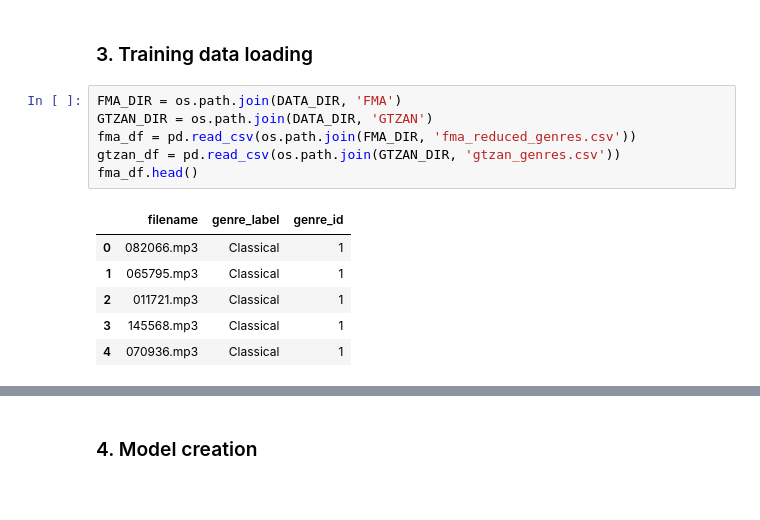
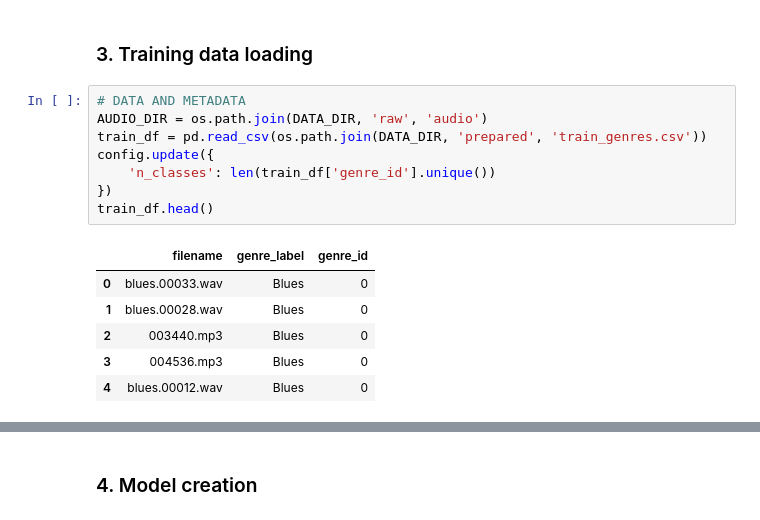
Before and after one commit to MSE-PI/MLodImage, a Jupyter notebook: code/notebooks/style_detector/cnn_mel_spectogram.ipynb, the cells around one changed output, grey strips where cells are left out. Saved outputs shown, nothing was run; the diff lists cells and outputs as text.

```diff
--- a/code/notebooks/style_detector/cnn_mel_spectogram.ipynb
+++ b/code/notebooks/style_detector/cnn_mel_spectogram.ipynb
@@ -140,18 +188,20 @@ class AudioUtil():
         return mel_spectrogram
 # %% [markdown]
 ### 3. Training data loading
-# %%
-FMA_DIR = os.path.join(DATA_DIR, 'FMA')
-GTZAN_DIR = os.path.join(DATA_DIR, 'GTZAN')
-fma_df = pd.read_csv(os.path.join(FMA_DIR, 'fma_reduced_genres.csv'))
-gtzan_df = pd.read_csv(os.path.join(GTZAN_DIR, 'gtzan_genres.csv'))
-fma_df.head()
-# %% [output]
-|  | filename | genre_label | genre_id |
-| 0 | 082066.mp3 | Classical | 1 |
-| 1 | 065795.mp3 | Classical | 1 |
-| 2 | 011721.mp3 | Classical | 1 |
-| 3 | 145568.mp3 | Classical | 1 |
-| 4 | 070936.mp3 | Classical | 1 |
+# %%
+# DATA AND METADATA
+AUDIO_DIR = os.path.join(DATA_DIR, 'raw', 'audio')
+train_df = pd.read_csv(os.path.join(DATA_DIR, 'prepared', 'train_genres.csv'))
+config.update({
+    'n_classes': len(train_df['genre_id'].unique())
+})
+train_df.head()
+# %% [output]
+|  | filename | genre_label | genre_id |
+| 0 | blues.00033.wav | Blues | 0 |
+| 1 | blues.00028.wav | Blues | 0 |
+| 2 | 003440.mp3 | Blues | 0 |
+| 3 | 004536.mp3 | Blues | 0 |
+| 4 | blues.00012.wav | Blues | 0 |
 # %%
 # create a map of the genre_id to genre_label
```
Also changed, not shown: parts of 17 cells of this notebook, 3 other files.
